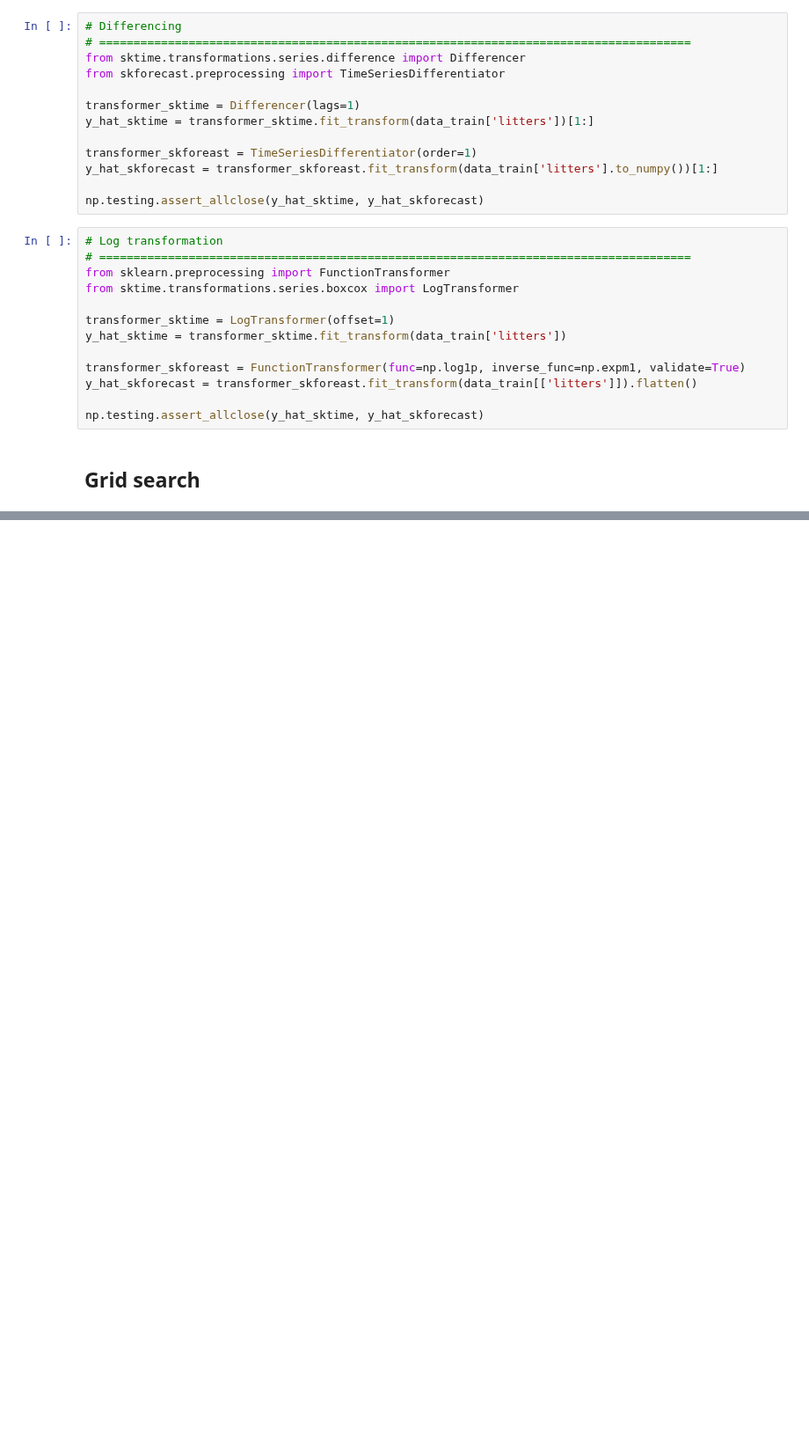
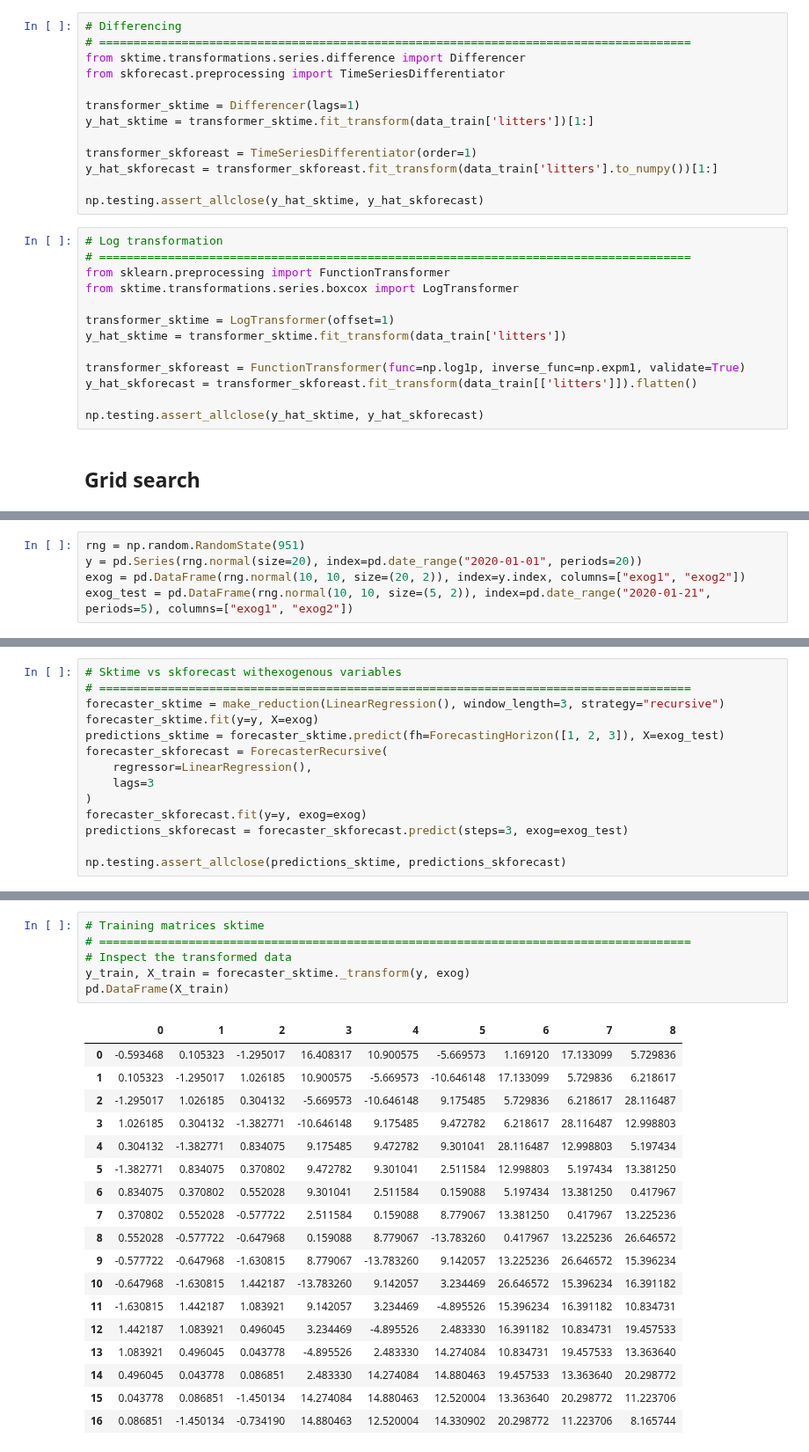
Before and after one commit to skforecast/skforecast, a Jupyter notebook: dev/sktime_pipelines.ipynb, the cells around one changed output, grey strips where cells are left out. Shown at 88% size. Drawn from its saved outputs; the diff is of its cells as text; blank space fills up the shorter version.

```diff
--- a/dev/sktime_pipelines.ipynb
+++ b/dev/sktime_pipelines.ipynb
@@ -307,0 +341,5 @@ Fitting 12 folds for each of 24 candidates, totalling 288 fits
+# %%
+rng = np.random.RandomState(951)
+y = pd.Series(rng.normal(size=20), index=pd.date_range("2020-01-01", periods=20))
+exog = pd.DataFrame(rng.normal(10, 10, size=(20, 2)), index=y.index, columns=["exog1", "exog2"])
+exog_test = pd.DataFrame(rng.normal(10, 10, size=(5, 2)), index=pd.date_range("2020-01-21", periods=5), columns=["exog1", "exog2"])
@@ -307,0 +360,14 @@ Fitting 12 folds for each of 24 candidates, totalling 288 fits
+# %%
+# Sktime vs skforecast withexogenous variables
+# ======================================================================================
+forecaster_sktime = make_reduction(LinearRegression(), window_length=3, strategy="recursive")
+forecaster_sktime.fit(y=y, X=exog)
+predictions_sktime = forecaster_sktime.predict(fh=ForecastingHorizon([1, 2, 3]), X=exog_test)
+forecaster_skforecast = ForecasterRecursive(
+    regressor=LinearRegression(),
+    lags=3
+)
+forecaster_skforecast.fit(y=y, exog=exog)
+predictions_skforecast = forecaster_skforecast.predict(steps=3, exog=exog_test)
+
+np.testing.assert_allclose(predictions_sktime, predictions_skforecast)
@@ -307,0 +403,25 @@ Fitting 12 folds for each of 24 candidates, totalling 288 fits
+# %%
+# Training matrices sktime
+# ======================================================================================
+# Inspect the transformed data
+y_train, X_train = forecaster_sktime._transform(y, exog)
+pd.DataFrame(X_train)
+# %% [output]
+|  | 0 | 1 | 2 | 3 | 4 | 5 | 6 | 7 | 8 |
+| 0 | -0.593468 | 0.105323 | -1.295017 | 16.408317 | 10.900575 | -5.669573 | 1.169120 | 17.133099 | 5.729836 |
+| 1 | 0.105323 | -1.295017 | 1.026185 | 10.900575 | -5.669573 | -10.646148 | 17.133099 | 5.729836 | 6.218617 |
+| 2 | -1.295017 | 1.026185 | 0.304132 | -5.669573 | -10.646148 | 9.175485 | 5.729836 | 6.218617 | 28.116487 |
+| 3 | 1.026185 | 0.304132 | -1.382771 | -10.646148 | 9.175485 | 9.472782 | 6.218617 | 28.116487 | 12.998803 |
+| 4 | 0.304132 | -1.382771 | 0.834075 | 9.175485 | 9.472782 | 9.301041 | 28.116487 | 12.998803 | 5.197434 |
+| 5 | -1.382771 | 0.834075 | 0.370802 | 9.472782 | 9.301041 | 2.511584 | 12.998803 | 5.197434 | 13.381250 |
+| 6 | 0.834075 | 0.370802 | 0.552028 | 9.301041 | 2.511584 | 0.159088 | 5.197434 | 13.381250 | 0.417967 |
+| 7 | 0.370802 | 0.552028 | -0.577722 | 2.511584 | 0.159088 | 8.779067 | 13.381250 | 0.417967 | 13.225236 |
+| 8 | 0.552028 | -0.577722 | -0.647968 | 0.159088 | 8.779067 | -13.783260 | 0.417967 | 13.225236 | 26.646572 |
+| 9 | -0.577722 | -0.647968 | -1.630815 | 8.779067 | -13.783260 | 9.142057 | 13.225236 | 26.646572 | 15.396234 |
+| 10 | -0.647968 | -1.630815 | 1.442187 | -13.783260 | 9.142057 | 3.234469 | 26.646572 | 15.396234 | 16.391182 |
+| 11 | -1.630815 | 1.442187 | 1.083921 | 9.142057 | 3.234469 | -4.895526 | 15.396234 | 16.391182 | 10.834731 |
+| 12 | 1.442187 | 1.083921 | 0.496045 | 3.234469 | -4.895526 | 2.483330 | 16.391182 | 10.834731 | 19.457533 |
+| 13 | 1.083921 | 0.496045 | 0.043778 | -4.895526 | 2.483330 | 14.274084 | 10.834731 | 19.457533 | 13.363640 |
+| 14 | 0.496045 | 0.043778 | 0.086851 | 2.483330 | 14.274084 | 14.880463 | 19.457533 | 13.363640 | 20.298772 |
+| 15 | 0.043778 | 0.086851 | -1.450134 | 14.274084 | 14.880463 | 12.520004 | 13.363640 | 20.298772 | 11.223706 |
+| 16 | 0.086851 | -1.450134 | -0.734190 | 14.880463 | 12.520004 | 14.330902 | 20.298772 | 11.223706 | 8.165744 |
```
Also changed, not shown: parts of 13 cells of this notebook.
